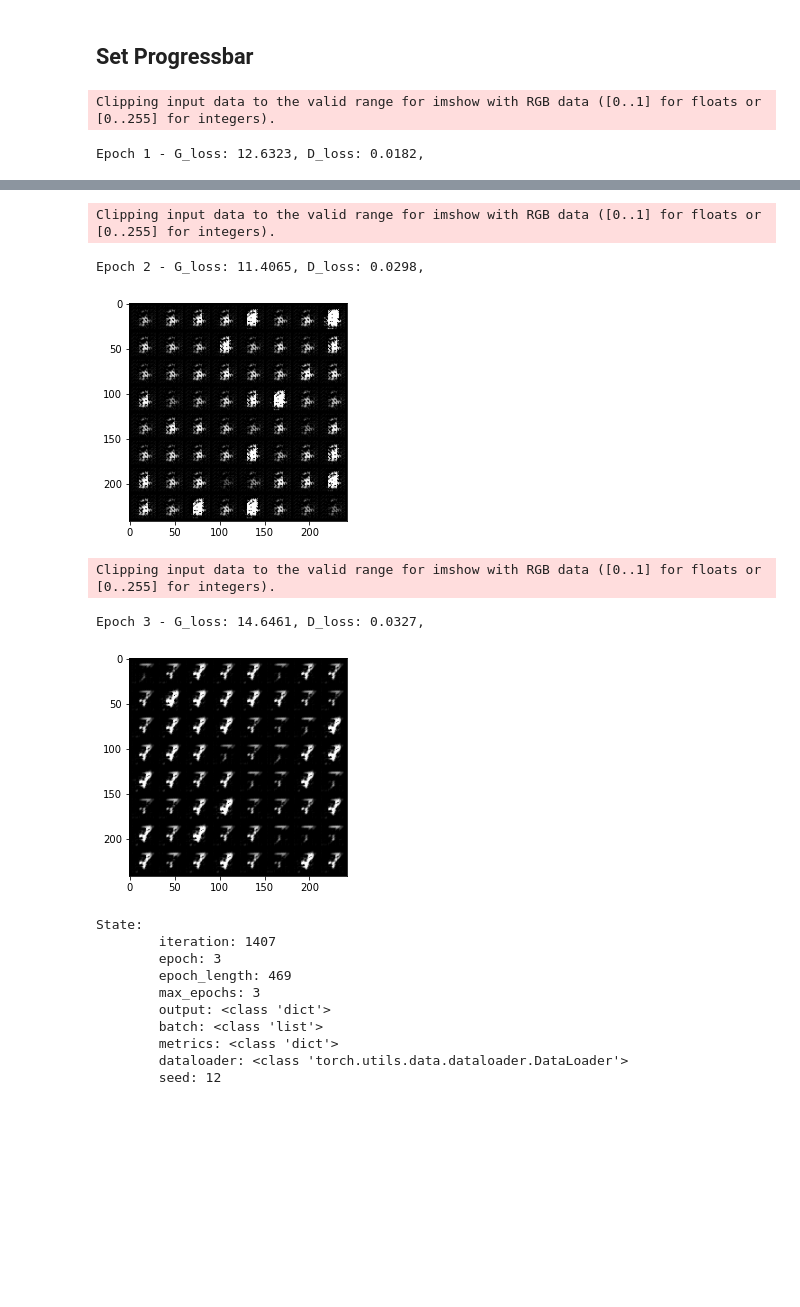
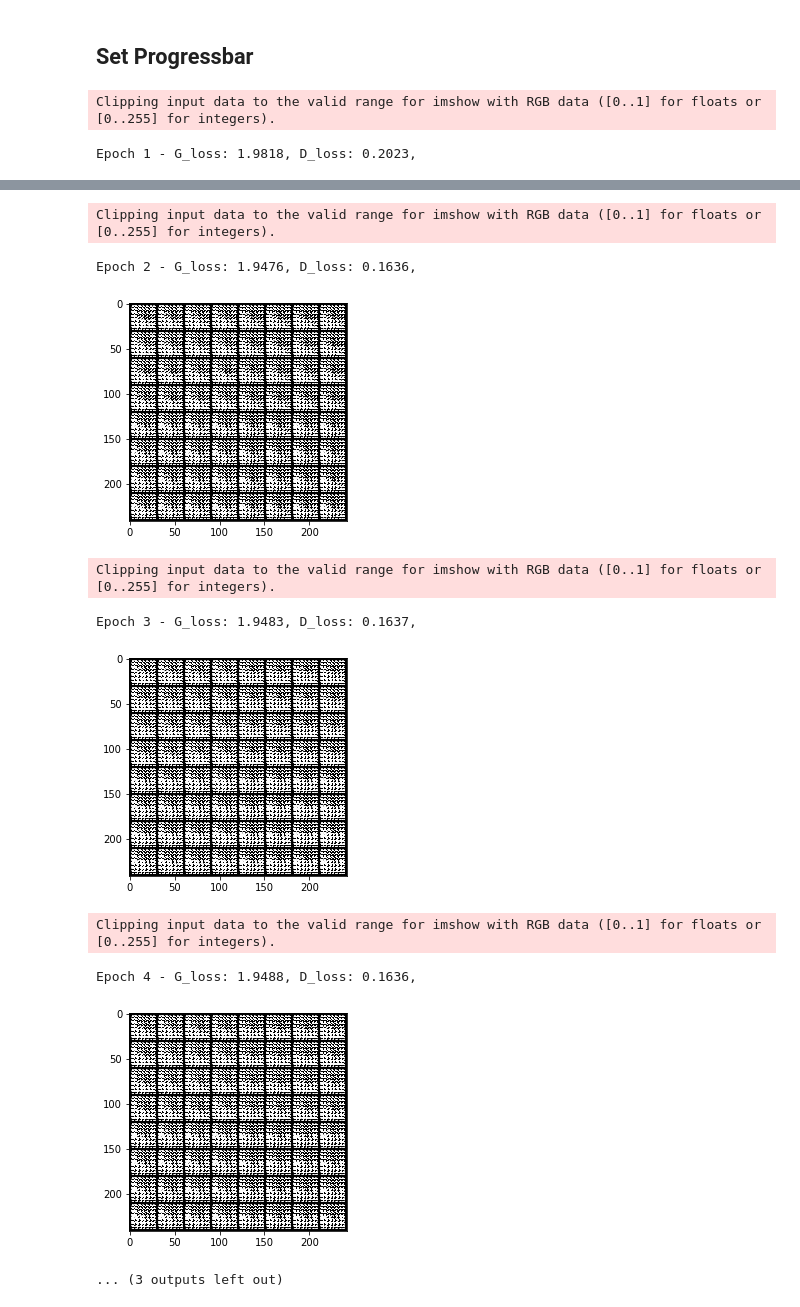
Before and after one commit to Aiden-Jeon/pytorch_gan, a Jupyter notebook: dcgan.ipynb, the cells around one changed output, grey strips where cells are left out. Cells and saved outputs as stored; diff of their text form; code cells hidden in the pictures; blank space fills up the shorter version.

Commit message:
add unrolling and loss functions

```diff
--- a/dcgan.ipynb
+++ b/dcgan.ipynb
@@ -22,7 +23,7 @@ from utils import TabularLogger, TabularOutputHandler
 # Data
 # %%
 train_data = dsets.MNIST("./", download=True, transform=T.ToTensor())
-train_loader = DataLoader(train_data, batch_size=128)
+train_loader = DataLoader(train_data, batch_size=256)
 # %% [markdown]
 # Model
 # %%
@@ -53,6 +54,8 @@ model = DCGAN(
     generator_opt=torch.optim.Adam(generator.parameters()),
     discriminator=discriminator,
     discriminator_opt=torch.optim.Adam(discriminator.parameters()),
+    loss_fn=bce_loss,
+    unrolling_step=5,
 )
 # %%
 _ = model.cuda()
@@ -103,7 +106,7 @@ tlogger.attach(
     trainer, TabularOutputHandler(tag="trainer", metric_names="all"), Events.EPOCH_COMPLETED,
 )
 # %%
-trainer.run(train_loader, 3)
+trainer.run(train_loader, 10)
 # %% [output]
 Clipping input data to the valid range for imshow with RGB data ([0..1] for floats or [0..255] for integers).
-Epoch 1 - G_loss: 12.6323, D_loss: 0.0182,
+Epoch 1 - G_loss: 1.9818, D_loss: 0.2023,
@@ -111,16 +114,10 @@ Epoch 1 - G_loss: 12.6323, D_loss: 0.0182,
 Clipping input data to the valid range for imshow with RGB data ([0..1] for floats or [0..255] for integers).
-Epoch 2 - G_loss: 11.4065, D_loss: 0.0298,
+Epoch 2 - G_loss: 1.9476, D_loss: 0.1636,
-[figure, old version]
+[figure, new version]
 Clipping input data to the valid range for imshow with RGB data ([0..1] for floats or [0..255] for integers).
-Epoch 3 - G_loss: 14.6461, D_loss: 0.0327,
+Epoch 3 - G_loss: 1.9483, D_loss: 0.1637,
-[figure, old version]
+[figure, new version]
-State:
-        iteration: 1407
-        epoch: 3
-        epoch_length: 469
-        max_epochs: 3
-        output: <class 'dict'>
-        batch: <class 'list'>
-        metrics: <class 'dict'>
-        dataloader: <class 'torch.utils.data.dataloader.DataLoader'>
-        seed: 12
+Clipping input data to the valid range for imshow with RGB data ([0..1] for floats or [0..255] for integers).
+Epoch 4 - G_loss: 1.9488, D_loss: 0.1636,
+[figure, added]
+... (3 outputs left out)
```
Also changed, not shown: parts of 2 cells of this notebook, 5 other files.
